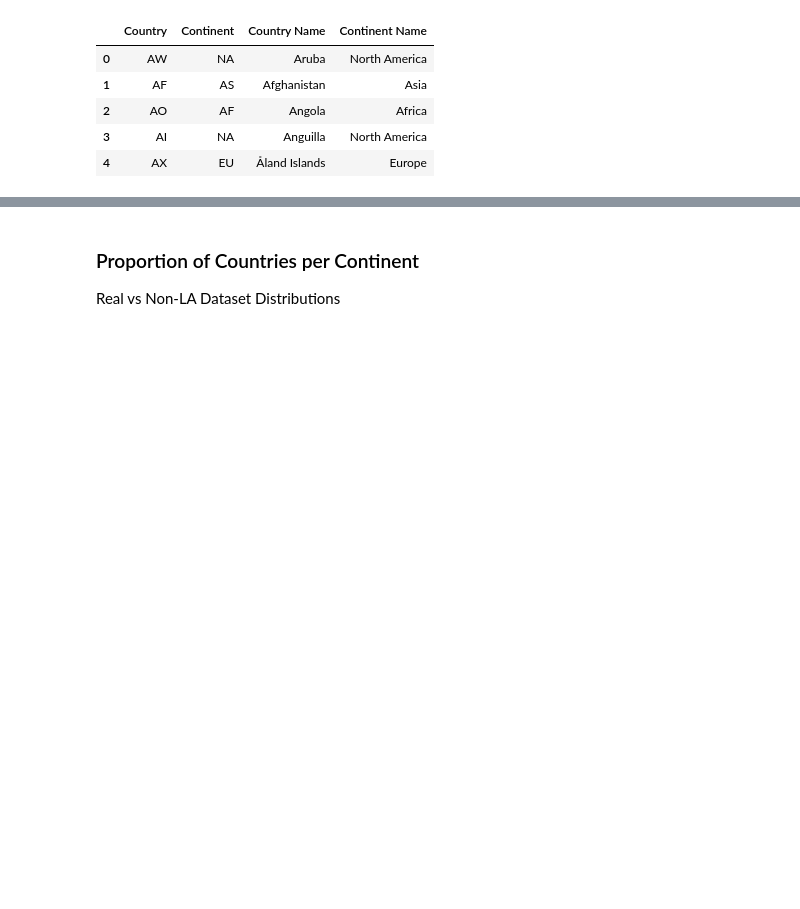
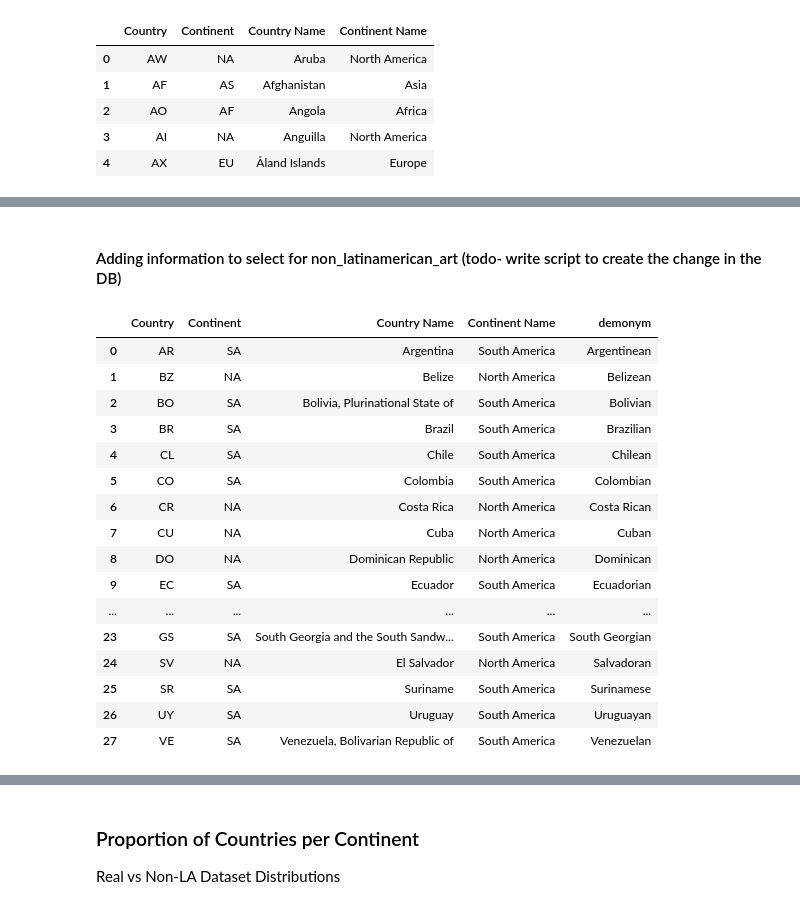
Before and after one commit to Bryan-Az/Art_and_Ai, a Jupyter notebook: notebooks/data_prep/feature_engineering/extract_nonLaArt.ipynb, the cells around one changed output, grey strips where cells are left out. Saved outputs shown, nothing was run; the diff lists cells and outputs as text; code cells hidden in the pictures; blank space fills up the shorter version.

```diff
--- a/notebooks/data_prep/feature_engineering/extract_nonLaArt.ipynb
+++ b/notebooks/data_prep/feature_engineering/extract_nonLaArt.ipynb
@@ -85 +98,11 @@ British     0.029466
 Name: nationality, dtype: float64
+# %% [markdown]
+#### Adding information to select for non_latinamerican_art (todo- write script to create the change in the DB)
+# %%
+Latin_in_NA = ['BZ', 'CR', 'CU', 'DO', 'SV', 'GT', 'HT', 'HN', 'JM', 'MX', 'NI', 'PA', 'LC']
+latin_in_NA_map = country_and_continent.Country.apply(lambda x: x in Latin_in_NA)
+latin_in_SA_map = country_and_continent.Continent.apply(lambda x: x == 'SA')
+latins = country_and_continent.where(latin_in_SA_map | latin_in_NA_map).dropna()
+latins.name = 'Latin Countries'
+latins.reset_index(inplace=True, drop=True)
+latins['Country Name'] = latins.Country.apply(pc.country_alpha2_to_country_name)
@@ -86,3 +112,25 @@ Name: nationality, dtype: float64
+# %%
+latins['demonym'] = ['Argentinean', 'Belizean', 'Bolivian', 'Brazilian', 'Chilean', 'Colombian', 'Costa Rican', 'Cuban', 'Dominican', 'Ecuadorian', 'Falkland Islander', 'Guatemalan', 'Guianese', 'Guyanese', 'Honduran', 'Haitian', 'Jamaican', 'Saint Lucian', 'Mexican', 'Nicaraguan', 'Panamanian', 'Peruvian', 'Paraguayan', 'South Georgian', 'Salvadoran', 'Surinamese', 'Uruguayan', 'Venezuelan']
+# %%
+latins
+# %% [output]
+|  | Country | Continent | Country Name | Continent Name | demonym |
+| 0 | AR | SA | Argentina | South America | Argentinean |
+| 1 | BZ | NA | Belize | North America | Belizean |
+| 2 | BO | SA | Bolivia, Plurinational State of | South America | Bolivian |
+| 3 | BR | SA | Brazil | South America | Brazilian |
+| 4 | CL | SA | Chile | South America | Chilean |
+| 5 | CO | SA | Colombia | South America | Colombian |
+| 6 | CR | NA | Costa Rica | North America | Costa Rican |
+| 7 | CU | NA | Cuba | North America | Cuban |
+| 8 | DO | NA | Dominican Republic | North America | Dominican |
+| 9 | EC | SA | Ecuador | South America | Ecuadorian |
+| ... | ... | ... | ... | ... | ... |
+| 23 | GS | SA | South Georgia and the South Sandw... | South America | South Georgian |
+| 24 | SV | NA | El Salvador | North America | Salvadoran |
+| 25 | SR | SA | Suriname | South America | Surinamese |
+| 26 | UY | SA | Uruguay | South America | Uruguayan |
+| 27 | VE | SA | Venezuela, Bolivarian Republic of | South America | Venezuelan |
 # %%
 nonla_artist_origin = nonla_artist_origin.reset_index(drop=False)
 # %%
```
Also changed, not shown: parts of 73 cells of this notebook, 3 other files.
